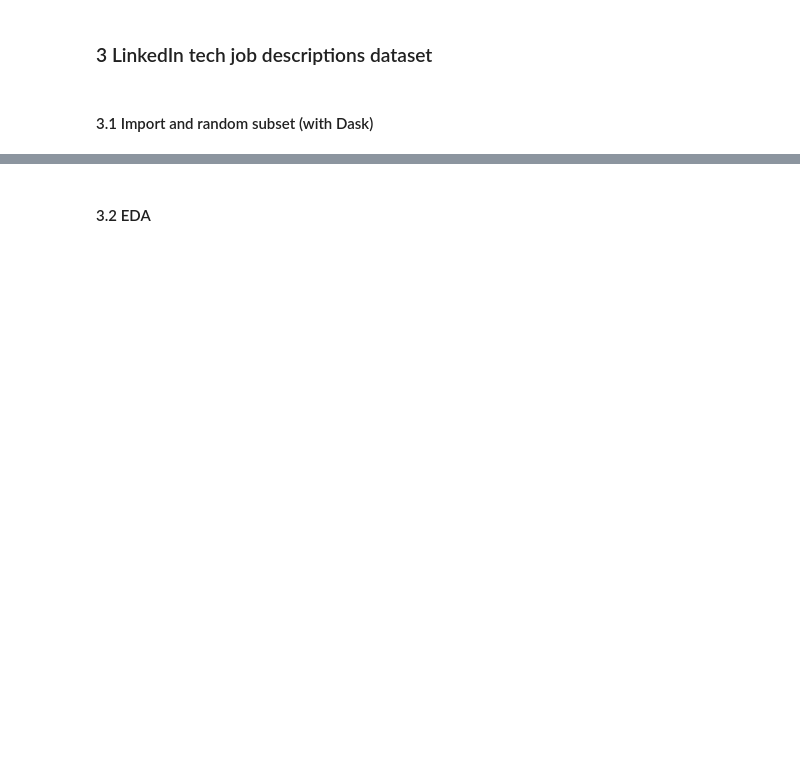
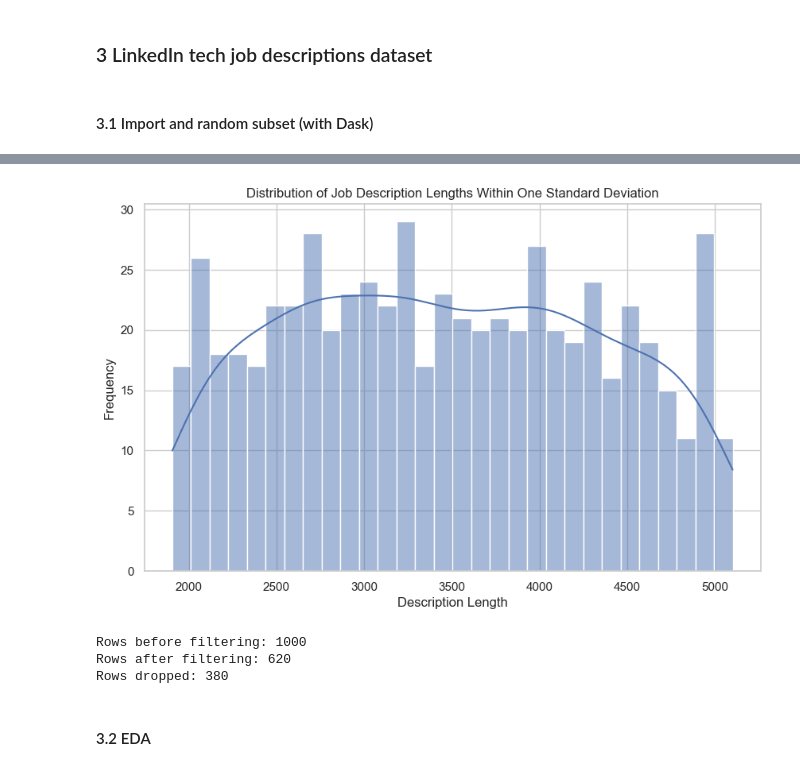
Before and after one commit to Tim60161/workproject_matching_algo, a Jupyter notebook: synthetic_data_binary.ipynb, the cells around one changed output, grey strips where cells are left out. Drawn from its saved outputs; the diff is of its cells as text; code cells hidden in the pictures; blank space fills up the shorter version.

```diff
--- a/synthetic_data_binary.ipynb
+++ b/synthetic_data_binary.ipynb
@@ -995,2 +1095,59 @@ df_job_descriptions_linkedin = dd.read_csv(file_path)
+# %%
+# Using the interquartile range (IQR) to get rid of outliers
+Q1 = df_sample['description_length'].quantile(0.25)
+Q3 = df_sample['description_length'].quantile(0.75)
+IQR = Q3 - Q1
+
+lower_bound = Q1 - 1.5 * IQR
+upper_bound = Q3 + 1.5 * IQR
+
+df_filtered = df_sample[
+    (df_sample['description_length'] >= lower_bound) &
+    (df_sample['description_length'] <= upper_bound)
+]
+
+# Optionally, reset the index of the filtered DataFrame
+df_filtered = df_filtered.reset_index(drop=True)
+# %%
+# Step 1: Calculate mean and standard deviation
+mean_length = df_filtered['description_length'].mean()
+std_length = df_filtered['description_length'].std()
+
+# Step 2: Determine the upper and lower bounds
+lower_bound = mean_length - std_length
+upper_bound = mean_length + std_length
+
+# Step 3: Filter the DataFrame to keep rows within one standard deviation
+df_filtered_2 = df_filtered[
+    (df_filtered['description_length'] >= lower_bound) &
+    (df_filtered['description_length'] <= upper_bound)
+]
+
+# Optionally, reset the index of the filtered DataFrame
+df_filtered_2 = df_filtered_2.reset_index(drop=True)
+# %%
+import matplotlib.pyplot as plt
+import seaborn as sns
+
+plt.figure(figsize=(10, 6))
+sns.histplot(df_filtered_2['description_length'], bins=30, kde=True)
+plt.title('Distribution of Job Description Lengths Within One Standard Deviation')
+plt.xlabel('Description Length')
+plt.ylabel('Frequency')
+plt.show()
+# %% [output]
+[figure, added]
+# %%
+num_rows_before = len(df_sample)
+num_rows_after = len(df_filtered_2)
+rows_dropped = num_rows_before - num_rows_after
+
+print(f"Rows before filtering: {num_rows_before}")
+print(f"Rows after filtering: {num_rows_after}")
+print(f"Rows dropped: {rows_dropped}")
+# %% [output]
+Rows before filtering: 1000
+Rows after filtering: 620
+Rows dropped: 380
 # %% [markdown]
 #### 3.2 EDA
```
Also changed, not shown: parts of 17 cells of this notebook.
